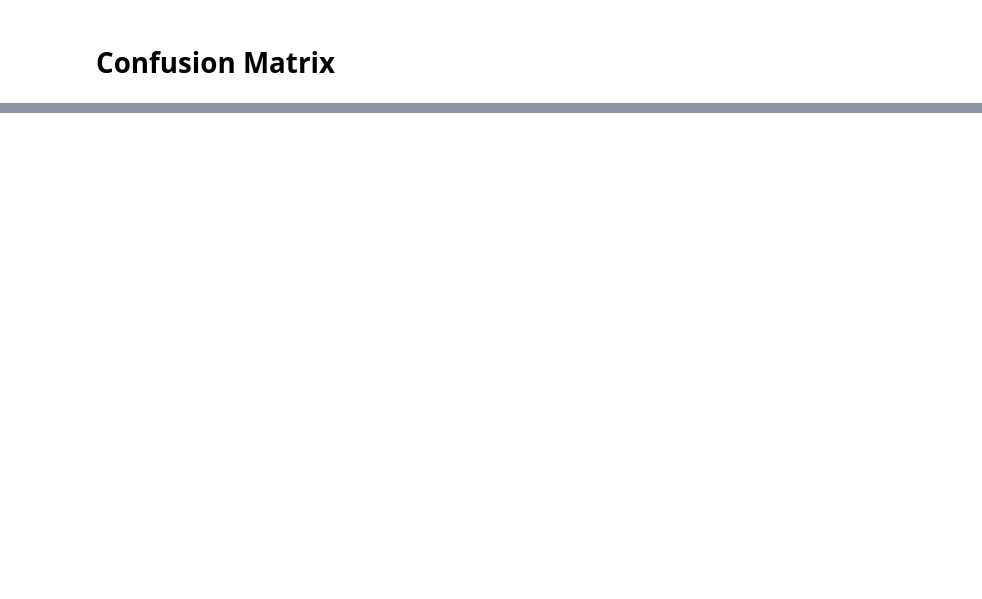
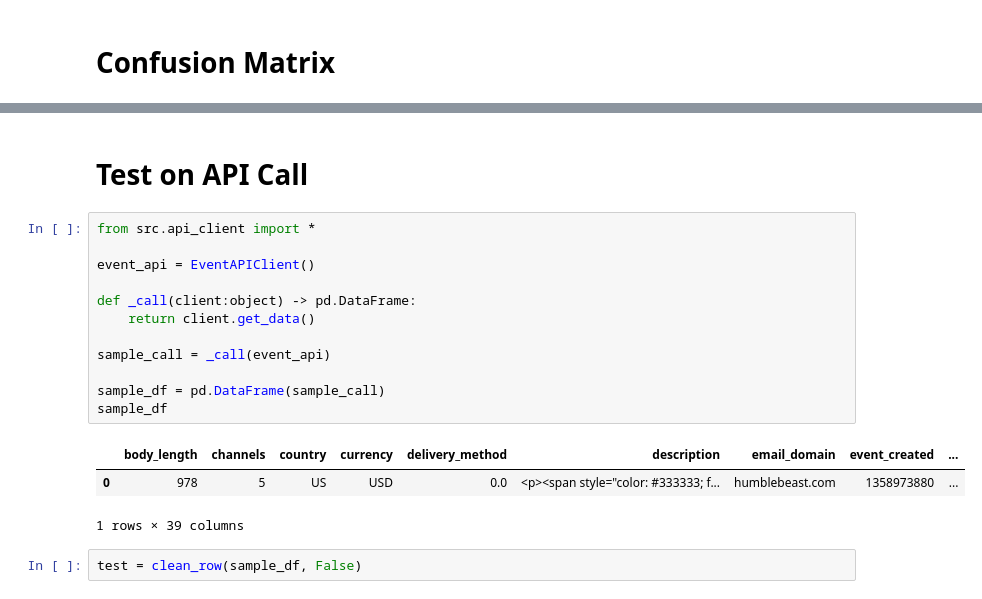
Before and after one commit to mkpetterson/Fraud_Detection, a Jupyter notebook: NN_modeling.ipynb, the cells around one changed output, grey strips where cells are left out. Cells and saved outputs as stored; diff of their text form; blank space fills up the shorter version.

```diff
--- a/NN_modeling.ipynb
+++ b/NN_modeling.ipynb
@@ -144,0 +230,20 @@ Test Data Accuracy: 0.9358
+# %% [markdown]
+# Test on API Call
+# %%
+from src.api_client import *
+
+event_api = EventAPIClient()
+
+def _call(client:object) -> pd.DataFrame:
+    return client.get_data()
+
+sample_call = _call(event_api)
+
+sample_df = pd.DataFrame(sample_call)
+sample_df
+# %% [output]
+|  | body_length | channels | country | currency | delivery_method | description | email_domain | event_created | ... |
+| 0 | 978 | 5 | US | USD | 0.0 | <p><span style="color: #333333; f... | humblebeast.com | 1358973880 | ... |
+1 rows × 39 columns
+# %%
+test = clean_row(sample_df, False)
```
Also changed, not shown: parts of 14 cells of this notebook, 6 other files.
